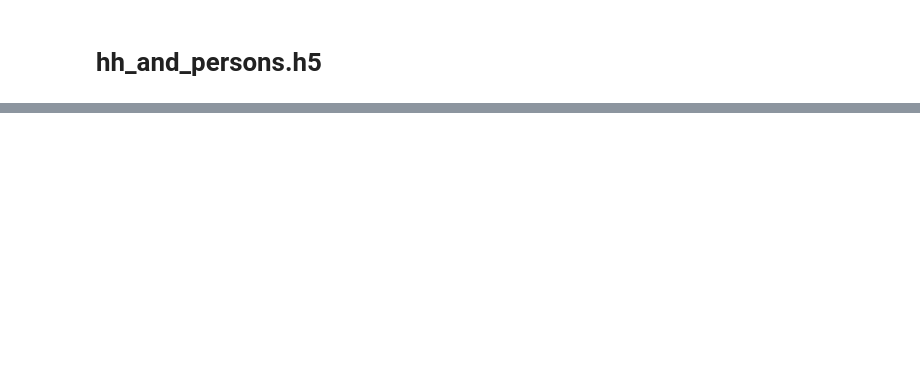
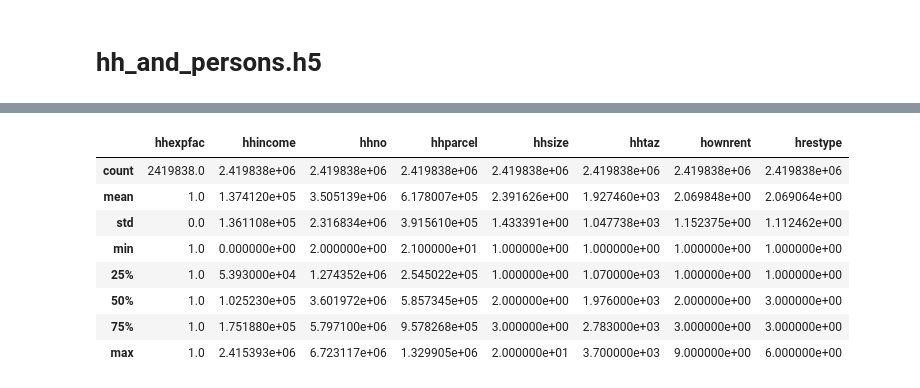
Before and after one commit to psrc/travel-modeling, a Jupyter notebook: soundcast_tools/urbansim/convert_urbansim_h5.ipynb, the cells around one changed output, grey strips where cells are left out. Cells and saved outputs as stored; diff of their text form; code cells hidden in the pictures; blank space fills up the shorter version.

```diff
--- a/soundcast_tools/urbansim/convert_urbansim_h5.ipynb
+++ b/soundcast_tools/urbansim/convert_urbansim_h5.ipynb
@@ -7,0 +9,3 @@ myh5 = h5py.File(file_dir, "r")
+# %%
+# School models are not run for future years so we will need to import student data from an existing file
+parcel_current_df = pd.read_csv(r"R:\e2projects_two\SoundCast\Inputs\dev\landuse\2050\rtp_2026_2050\parcels_urbansim.txt", sep=' ')
@@ -87,22 +26,0 @@ array([128,   5, 149, ..., 148,  98,  46], shape=(112717,), dtype=uint8)
-# %%
-
-
-def get_col_data(myh5, key, block, col_name):
-    myarray = myh5['base'][key][f'block{block}_items'][:]
-    col_list = [x.decode('utf-8') for x in myarray]
-    col_index = col_list.index(col_name)
-
-    return myh5['base'][key][f'block{block}_values'][:][:,col_index]
-
-def calculate_jobs_by_sector(df, parcel_df, sector_id_list, emp_type):
-    """
-    Calculate the number of jobs for a given list of sector IDs and return a DataFrame.
-    """
-    df_filtered = df[df['sector_id'].isin(sector_id_list)]
-    df_grouped = df_filtered.groupby('parcelid').sum()[['number_of_jobs']].reset_index()
-    df_grouped.rename(columns={'number_of_jobs': emp_type}, inplace=True)
-
-    parcel_df = parcel_df.merge(df_grouped, on='parcelid', how='left')
-    parcel_df.fillna({emp_type: 0}, inplace=True)
-
-    return parcel_df
@@ -283,0 +230,12 @@ Name: count, dtype: int64
+# %%
+df_hh.describe()
+# %% [output]
+|  | hhexpfac | hhincome | hhno | hhparcel | hhsize | hhtaz | hownrent | hrestype |
+| count | 2419838.0 | 2.419838e+06 | 2.419838e+06 | 2.419838e+06 | 2.419838e+06 | 2.419838e+06 | 2.419838e+06 | 2.419838e+06 |
+| mean | 1.0 | 1.374120e+05 | 3.505139e+06 | 6.178007e+05 | 2.391626e+00 | 1.927460e+03 | 2.069848e+00 | 2.069064e+00 |
+| std | 0.0 | 1.361108e+05 | 2.316834e+06 | 3.915610e+05 | 1.433391e+00 | 1.047738e+03 | 1.152375e+00 | 1.112462e+00 |
+| min | 1.0 | 0.000000e+00 | 2.000000e+00 | 2.100000e+01 | 1.000000e+00 | 1.000000e+00 | 1.000000e+00 | 1.000000e+00 |
+| 25% | 1.0 | 5.393000e+04 | 1.274352e+06 | 2.545022e+05 | 1.000000e+00 | 1.070000e+03 | 1.000000e+00 | 1.000000e+00 |
+| 50% | 1.0 | 1.025230e+05 | 3.601972e+06 | 5.857345e+05 | 2.000000e+00 | 1.976000e+03 | 2.000000e+00 | 3.000000e+00 |
+| 75% | 1.0 | 1.751880e+05 | 5.797100e+06 | 9.578268e+05 | 3.000000e+00 | 2.783000e+03 | 3.000000e+00 | 3.000000e+00 |
+| max | 1.0 | 2.415393e+06 | 6.723117e+06 | 1.329905e+06 | 2.000000e+01 | 3.700000e+03 | 9.000000e+00 | 6.000000e+00 |
```
Also changed, not shown: parts of 30 cells of this notebook.
